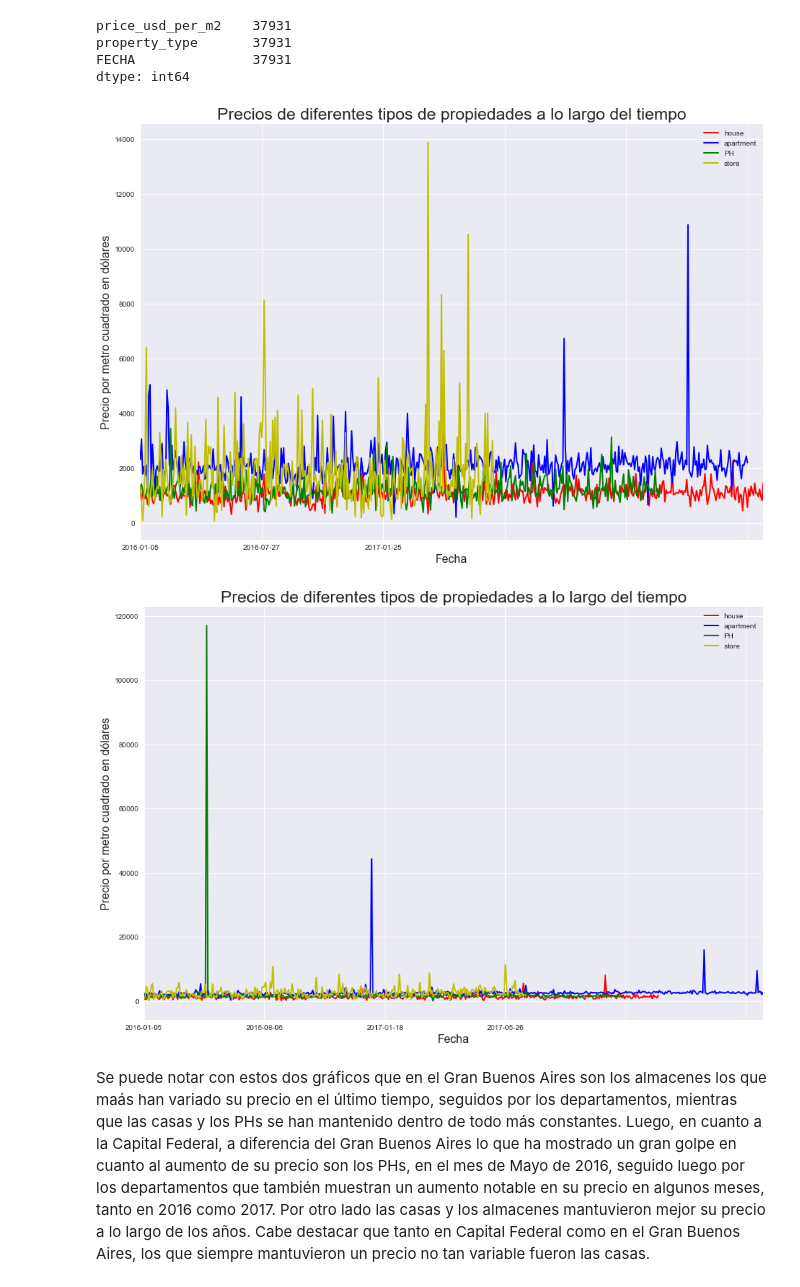
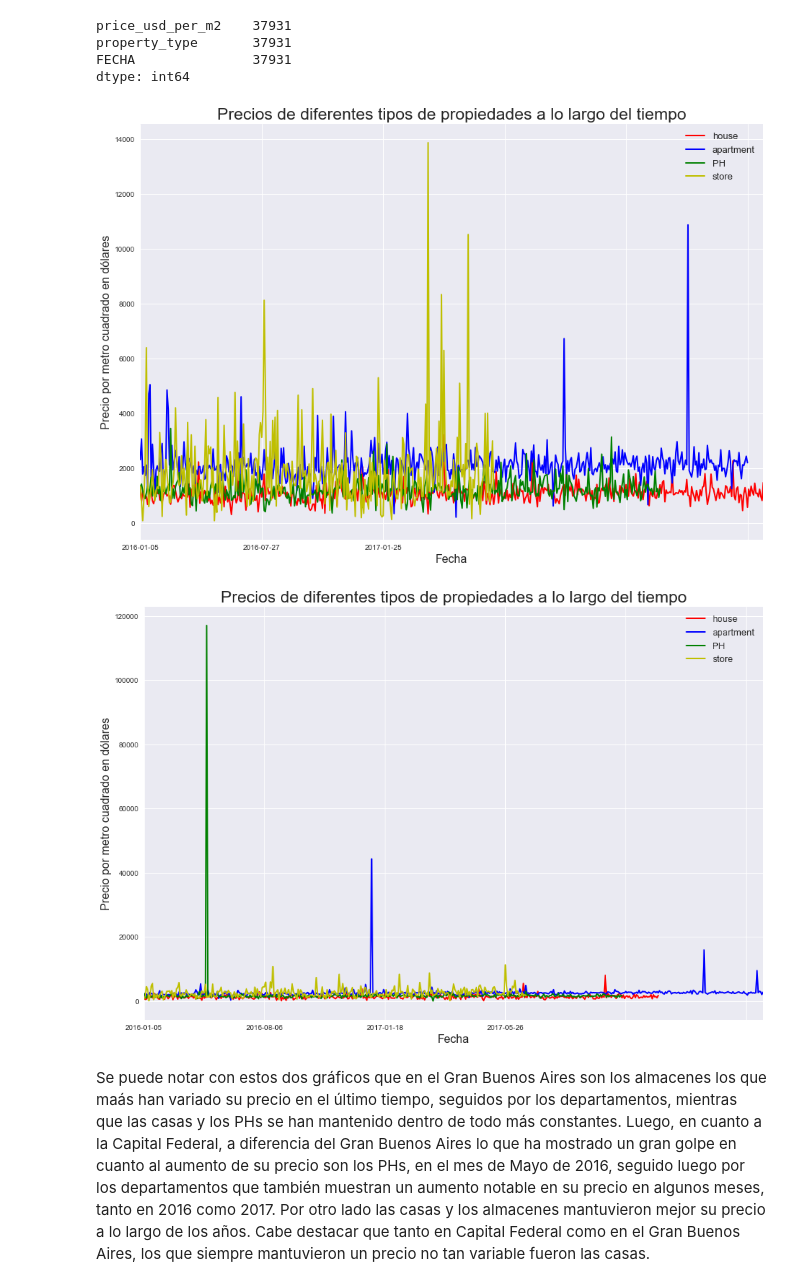
Before and after one commit to jazminferreiro-zz/orgaTP1, a Jupyter notebook: TP-ram.ipynb, the cells around one changed output. Cells and saved outputs as stored; diff of their text form; code cells hidden in the pictures.

```diff
--- a/TP-ram.ipynb
+++ b/TP-ram.ipynb
@@ -227,20 +227,20 @@ dtype: int64
 # %%
 #Variación precio de distintas propiedades a lo largo de los años para el Gran Buenos Aires
 %matplotlib inline
 
 fig = plt.figure(figsize=(10,4));
 
 ax = fig.add_axes([0,0,1,1]);
 properati_gba.loc[properati_gba['property_type'] == "house"].groupby('FECHA').mean().loc[:,'price_usd_per_m2'].plot.line(linewidth=2,figsize=(12,8), c='r', label="house");
 properati_gba.loc[properati_gba['property_type'] == "apartment"].groupby('FECHA').mean().loc[:,'price_usd_per_m2'].plot.line(linewidth=2,figsize=(12,8), c='b', label="apartment");
 properati_gba.loc[properati_gba['property_type'] == "PH"].groupby('FECHA').mean().loc[:,'price_usd_per_m2'].plot.line(linewidth=2,figsize=(12,8), c='g', label="PH");
 properati_gba.loc[properati_gba['property_type'] == "store"].groupby('FECHA').mean().loc[:,'price_usd_per_m2'].plot.line(linewidth=2,figsize=(12,8), c='y', label="store");
 plt.title('Precios de diferentes tipos de propiedades a lo largo del tiempo', fontsize=23);
 plt.xlabel('Fecha', fontsize=16);
 plt.ylabel('Precio por metro cuadrado en dólares', fontsize=16);
-ax.legend();
+ax.legend(fontsize=13);
 # %% [output]
-[figure, old version]
+[figure, new version]
 # %%
 #Variación precio de distintas propiedades a lo largo de los años para Capital Federal
 %matplotlib inline
@@ -255,9 +255,9 @@ properati_caba.loc[properati_caba['property_type'] == "store"].groupby('FECHA').
 plt.title('Precios de diferentes tipos de propiedades a lo largo del tiempo', fontsize=23);
 plt.xlabel('Fecha', fontsize=16);
 plt.ylabel('Precio por metro cuadrado en dólares', fontsize=16);
-ax.legend();
+ax.legend(fontsize=13);
 # %% [output]
-[figure, old version]
+[figure, new version]
 # %% [markdown]
 Se puede notar con estos dos gráficos que en el Gran Buenos Aires son los almacenes los que maás han variado su precio en el último tiempo, seguidos por los departamentos, mientras que las casas y los PHs se han mantenido dentro de todo más constantes. Luego, en cuanto a la Capital Federal, a diferencia del Gran Buenos Aires lo que ha mostrado un gran golpe en cuanto al aumento de su precio son los PHs, en el mes de Mayo de 2016, seguido luego por los departamentos que también muestran un aumento notable en su precio en algunos meses, tanto en 2016 como 2017. Por otro lado las casas y los almacenes mantuvieron mejor su precio a lo largo de los años. Cabe destacar que tanto en Capital Federal como en el Gran Buenos Aires, los que siempre mantuvieron un precio no tan variable fueron las casas.
 # %%
```
Also changed, not shown: parts of 15 cells of this notebook.
